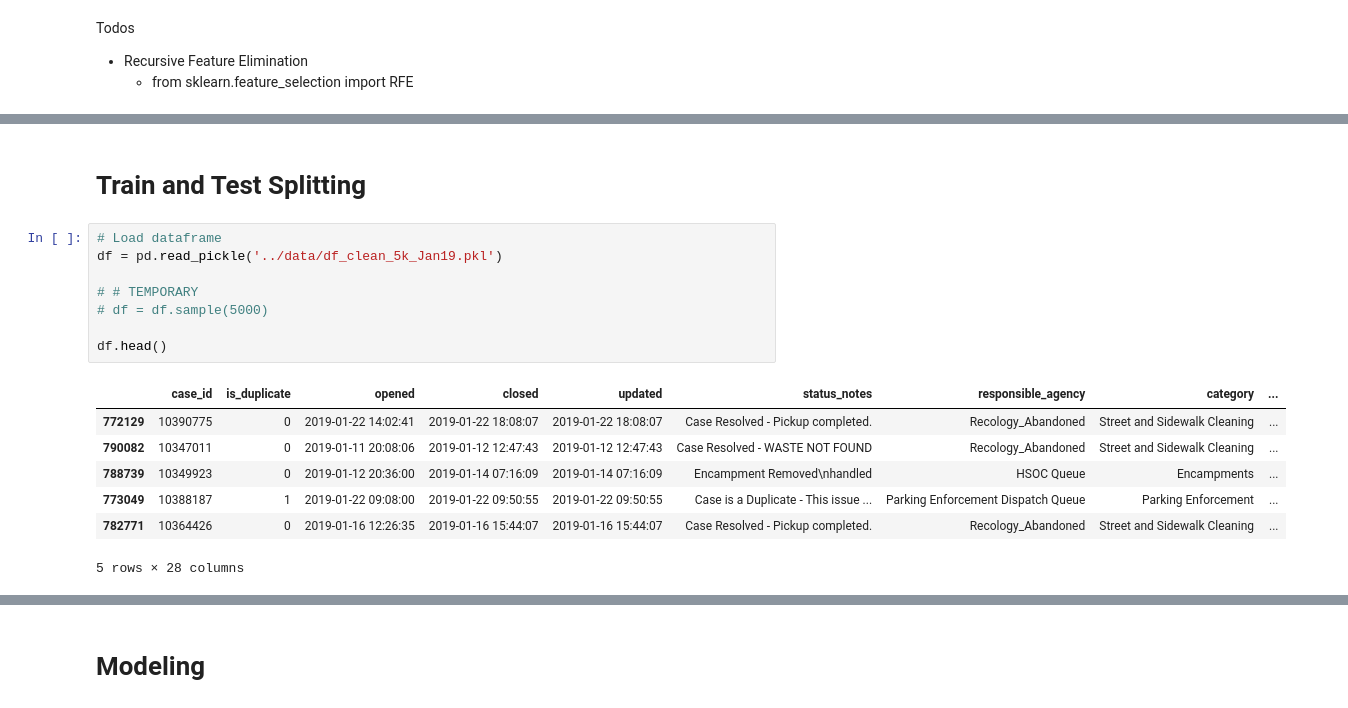
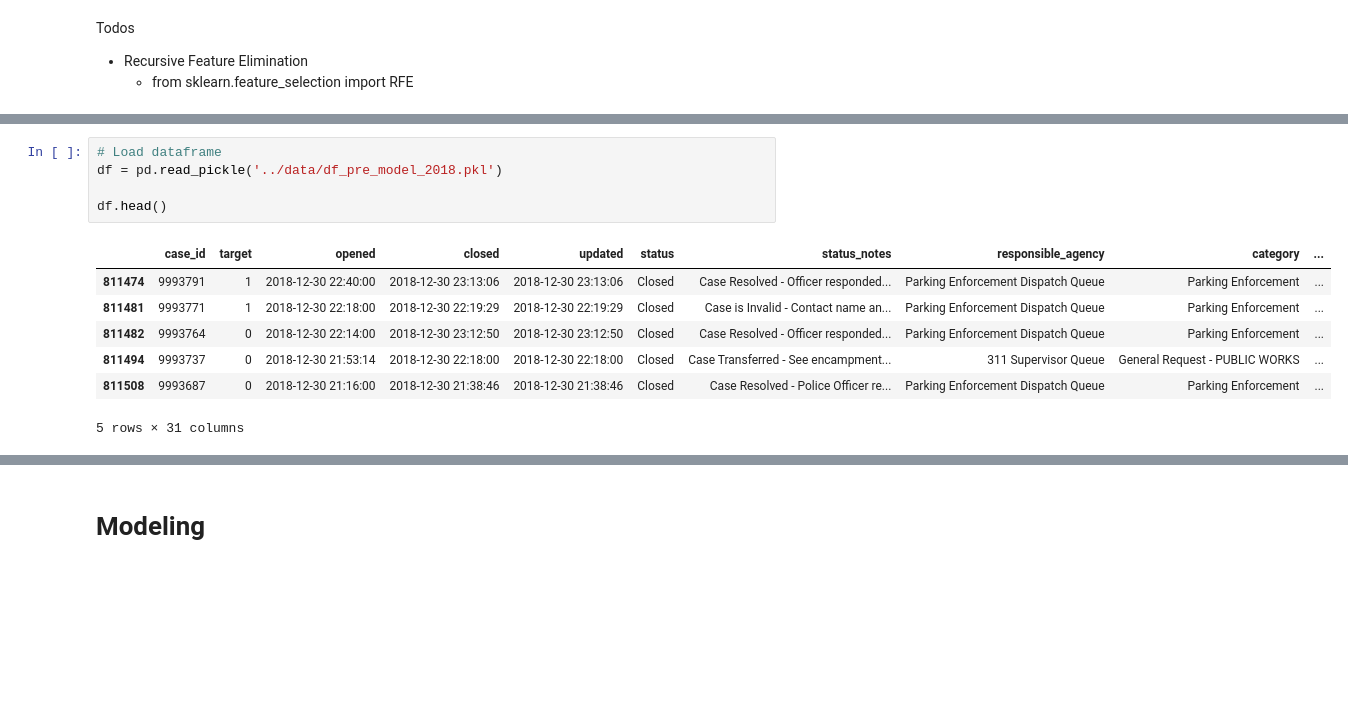
Before and after one commit to corralm/San-Francisco-311, a Jupyter notebook: notebooks/3_P5_SF311_Modeling.ipynb, the cells around one changed output, grey strips where cells are left out. Cells and saved outputs as stored; diff of their text form; blank space fills up the shorter version.

Commit message:
Working model with 2018 data

```diff
--- a/notebooks/3_P5_SF311_Modeling.ipynb
+++ b/notebooks/3_P5_SF311_Modeling.ipynb
@@ -49,19 +72,14 @@ plt.style.use('ggplot')
-# %% [markdown]
-# Train and Test Splitting
 # %%
 # Load dataframe
-df = pd.read_pickle('../data/df_clean_5k_Jan19.pkl')
-
-# # TEMPORARY
-# df = df.sample(5000)
+df = pd.read_pickle('../data/df_pre_model_2018.pkl')
 
 df.head()
 # %% [output]
-|  | case_id | is_duplicate | opened | closed | updated | status_notes | responsible_agency | category | ... |
-| 772129 | 10390775 | 0 | 2019-01-22 14:02:41 | 2019-01-22 18:08:07 | 2019-01-22 18:08:07 | Case Resolved - Pickup completed. | Recology_Abandoned | Street and Sidewalk Cleaning | ... |
-| 790082 | 10347011 | 0 | 2019-01-11 20:08:06 | 2019-01-12 12:47:43 | 2019-01-12 12:47:43 | Case Resolved - WASTE NOT FOUND | Recology_Abandoned | Street and Sidewalk Cleaning | ... |
-| 788739 | 10349923 | 0 | 2019-01-12 20:36:00 | 2019-01-14 07:16:09 | 2019-01-14 07:16:09 | Encampment Removed\nhandled | HSOC Queue | Encampments | ... |
-| 773049 | 10388187 | 1 | 2019-01-22 09:08:00 | 2019-01-22 09:50:55 | 2019-01-22 09:50:55 | Case is a Duplicate - This issue ... | Parking Enforcement Dispatch Queue | Parking Enforcement | ... |
-| 782771 | 10364426 | 0 | 2019-01-16 12:26:35 | 2019-01-16 15:44:07 | 2019-01-16 15:44:07 | Case Resolved - Pickup completed. | Recology_Abandoned | Street and Sidewalk Cleaning | ... |
+|  | case_id | target | opened | closed | updated | status | status_notes | responsible_agency | category | ... |
+| 811474 | 9993791 | 1 | 2018-12-30 22:40:00 | 2018-12-30 23:13:06 | 2018-12-30 23:13:06 | Closed | Case Resolved - Officer responded... | Parking Enforcement Dispatch Queue | Parking Enforcement | ... |
+| 811481 | 9993771 | 1 | 2018-12-30 22:18:00 | 2018-12-30 22:19:29 | 2018-12-30 22:19:29 | Closed | Case is Invalid - Contact name an... | Parking Enforcement Dispatch Queue | Parking Enforcement | ... |
+| 811482 | 9993764 | 0 | 2018-12-30 22:14:00 | 2018-12-30 23:12:50 | 2018-12-30 23:12:50 | Closed | Case Resolved - Officer responded... | Parking Enforcement Dispatch Queue | Parking Enforcement | ... |
+| 811494 | 9993737 | 0 | 2018-12-30 21:53:14 | 2018-12-30 22:18:00 | 2018-12-30 22:18:00 | Closed | Case Transferred - See encampment... | 311 Supervisor Queue | General Request - PUBLIC WORKS | ... |
+| 811508 | 9993687 | 0 | 2018-12-30 21:16:00 | 2018-12-30 21:38:46 | 2018-12-30 21:38:46 | Closed | Case Resolved - Police Officer re... | Parking Enforcement Dispatch Queue | Parking Enforcement | ... |
-5 rows × 28 columns
+5 rows × 31 columns
 # %%
```
Also changed, not shown: parts of 46 cells of this notebook, 4 other files.
